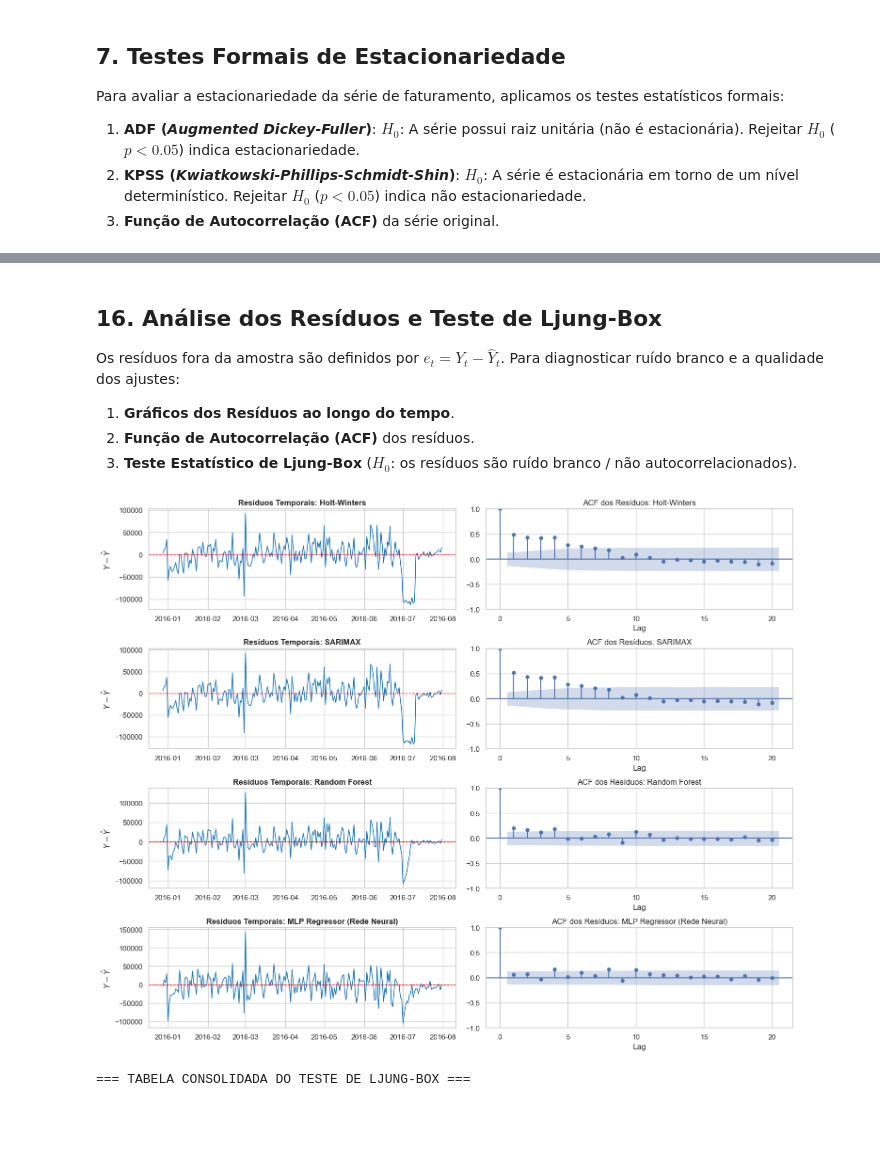
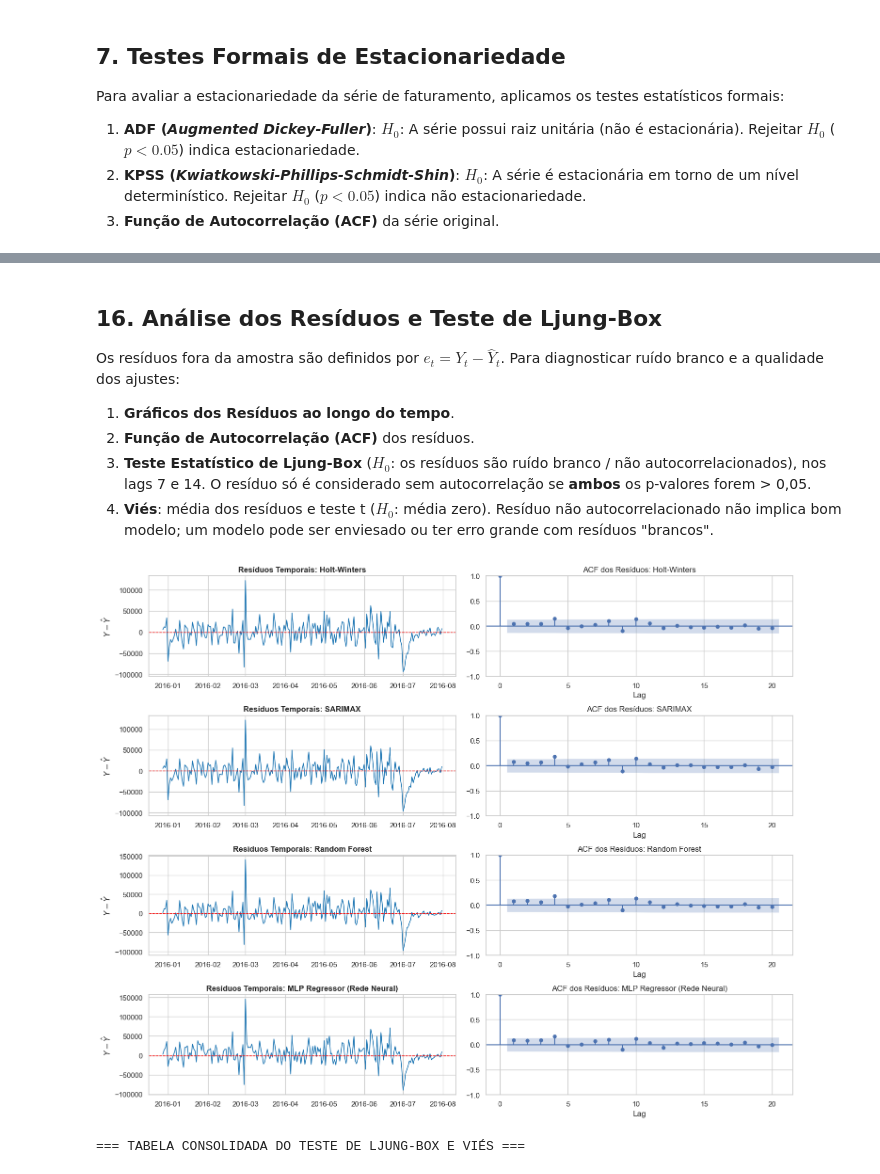
Before and after one commit to raicasale/trabalhoseries_redeneural, a Jupyter notebook: notebooks/bikes-sales.ipynb, the cells around one changed output, grey strips where cells are left out. Drawn from its saved outputs; the diff is of its cells as text; code cells hidden in the pictures; blank space fills up the shorter version.

```diff
--- a/notebooks/bikes-sales.ipynb
+++ b/notebooks/bikes-sales.ipynb
@@ -190,12 +276,11 @@ Para avaliação fora da amostra (*out-of-sample*), dividimos a série temporal
 # %%
-train_ratio = 0.80
-split_idx = int(len(series) * train_ratio)
+TEST_START = pd.Timestamp('2015-12-28')   # primeira data de teste (origem do primeiro walk-forward)
 
-train = series.iloc[:split_idx]
-test = series.iloc[split_idx:]
+train = series.loc[:TEST_START - pd.Timedelta(days=1)]
+test = series.loc[TEST_START:]
 H = len(test)
 
 print(f'Tamanho do conjunto de Treino: {len(train)} observações ({train.index.min().date()} a {train.index.max().date()})')
 print(f'Tamanho do conjunto de Teste:  {len(test)} observações ({test.index.min().date()} a {test.index.max().date()})')
-print(f'Horizonte de previsão H: {H} dias')
+print(f'Dias de teste: {H} | Horizonte no walk-forward: h = 1 dia (origem diária)')
 # %% [output]
@@ -592,17 +787,22 @@ for lag in [1, 2, 3, 7, 14]:
 df_features['roll_mean_7'] = ts_data['Revenue'].shift(1).rolling(7).mean()
 df_features['roll_std_7'] = ts_data['Revenue'].shift(1).rolling(7).std()
 df_features['roll_mean_14'] = ts_data['Revenue'].shift(1).rolling(14).mean()
+df_features['ewm_mean'] = ts_data['Revenue'].shift(1).ewm(alpha=float(best_alpha), adjust=False).mean()
 
-# 3. Lags de Variáveis Externas
+# 3. Lags de Variáveis derivadas das vendas (só valores passados)
 for lag in [1, 7]:
     df_features[f'cost_lag_{lag}'] = ts_data['Cost'].shift(lag)
     df_features[f'qty_lag_{lag}'] = ts_data['Order_Quantity'].shift(lag)
 
-# 4. Features de Calendário
+# 4. Features de Calendário (conhecidas antecipadamente)
 df_features['dayofweek'] = ts_data.index.dayofweek
 df_features['day'] = ts_data.index.day
 df_features['month'] = ts_data.index.month
 df_features['is_weekend'] = ts_data.index.dayofweek.isin([5, 6]).astype(int)
+us_holidays = USFederalHolidayCalendar().holidays(start=ts_data.index.min(), end=ts_data.index.max())
+df_features['is_holiday_us'] = ts_data.index.isin(us_holidays).astype(int)
+df_features['is_month_start'] = ts_data.index.is_month_start.astype(int)
+df_features['is_month_end'] = ts_data.index.is_month_end.astype(int)
 
 # 5. Encoding Cíclico
 df_features['dow_sin'] = np.sin(2 * np.pi * df_features['dayofweek'] / 7)
@@ -610,8 +810,11 @@ df_features['dow_cos'] = np.cos(2 * np.pi * df_features['dayofweek'] / 7)
 df_features['month_sin'] = np.sin(2 * np.pi * df_features['month'] / 12)
 df_features['month_cos'] = np.cos(2 * np.pi * df_features['month'] / 12)
 
-# Eliminação dos NaNs gerados pelos lags
-df_features = df_features.dropna()
+# Eliminação dos NaNs gerados pelos lags (aquecimento) e restauração da frequência diária
+n_antes = len(df_features)
+df_features = df_features.dropna().asfreq('D')
+assert not df_features.isna().any().any(), 'A matriz de features não deve conter NaN.'
+print(f'Linhas removidas pelo aquecimento dos lags/janelas: {n_antes - len(df_features)}')
 
 feature_columns = [c for c in df_features.columns if c != 'Revenue']
 print(f'Matriz de modelagem final: {df_features.shape[0]} amostras x {len(feature_columns)} features explicativas.')
@@ -847,45 +1174,54 @@ plt.show()
 Os resíduos fora da amostra são definidos por $e_t = Y_t - \hat{Y}_t$. Para diagnosticar ruído branco e a qualidade dos ajustes:
 1. **Gráficos dos Resíduos ao longo do tempo**.
 2. **Função de Autocorrelação (ACF)** dos resíduos.
-3. **Teste Estatístico de Ljung-Box** ($H_0$: os resíduos são ruído branco / não autocorrelacionados).
+3. **Teste Estatístico de Ljung-Box** ($H_0$: os resíduos são ruído branco / não autocorrelacionados), nos lags 7 e 14. O resíduo só é considerado sem autocorrelação se **ambos** os p-valores forem > 0,05.
+4. **Viés**: média dos resíduos e teste t ($H_0$: média zero). Resíduo não autocorrelacionado não implica bom modelo; um modelo pode ser enviesado ou ter erro grande com resíduos "brancos".
 # %%
 # Cálculo dos Resíduos para todos os modelos
 df_residuals = pd.DataFrame(index=df_results.index)
 for m in models:
     df_residuals[m] = df_results['Real'] - df_results[m]
+df_residuals.to_csv(f'{OUT_DIR}/residuos_bike_sales.csv')
 
 # Plot dos Resíduos Temporais e ACF
 fig, axes = plt.subplots(len(models), 2, figsize=(15, 12))
 
 for idx, m in enumerate(models):
     axes[idx, 0].plot(df_residuals.index, df_residuals[m], lw=1.2, color='#1f77b4')
     axes[idx, 0].axhline(0, color='red', linestyle='--', lw=1)
     axes[idx, 0].set_title(f'Resíduos Temporais: {m}', fontweight='bold')
-    axes[idx, 0].set_ylabel('$Y - \hat{Y}$')
+    axes[idx, 0].set_ylabel(r'$Y - \hat{Y}$')
 
     plot_acf(df_residuals[m].dropna(), lags=20, ax=axes[idx, 1], title=f'ACF dos Resíduos: {m}')
     axes[idx, 1].set_xlabel('Lag')
 
 plt.tight_layout()
 plt.show()
 
-# Execução do Teste de Ljung-Box nos lags 7 e 14
+# Execução do Teste de Ljung-Box nos lags 7 e 14 + análise de viés
 lb_rows = []
 for m in models:
-    lb_res = acorr_ljungbox(df_residuals[m].dropna(), lags=[7, 14], return_df=True)
+    res_m = df_residuals[m].dropna()
+    lb_res = acorr_ljungbox(res_m, lags=[7, 14], return_df=True)
+    t_stat, p_bias = stats.ttest_1samp(res_m, 0.0)
+    ok7, ok14 = lb_res.loc[7, 'lb_pvalue'] > 0.05, lb_res.loc[14, 'lb_pvalue'] > 0.05
     lb_rows.append({
         'Modelo': m,
         'Estatística LB (Lag 7)': lb_res.loc[7, 'lb_stat'],
         'p-valor (Lag 7)': lb_res.loc[7, 'lb_pvalue'],
         'Estatística LB (Lag 14)': lb_res.loc[14, 'lb_stat'],
         'p-valor (Lag 14)': lb_res.loc[14, 'lb_pvalue'],
-        'Diagnóstico (Lag 7)': 'Sem autocorr. sig. (Ruído Branco)' if lb_res.loc[7, 'lb_pvalue'] > 0.05 else 'Autocorrelação Residual'
+        'Diagnóstico (Lags 7 e 14)': 'Sem autocorr. sig. (Ruído Branco)' if (ok7 and ok14) else 'Autocorrelação Residual',
+        'Viés médio ($)': res_m.mean(),
+        'p-valor (viés)': p_bias,
+        'Desvio-padrão ($)': res_m.std()
     })
 
 df_ljungbox = pd.DataFrame(lb_rows)
-print('=== TABELA CONSOLIDADA DO TESTE DE LJUNG-BOX ===')
-display(df_ljungbox)
+print('=== TABELA CONSOLIDADA DO TESTE DE LJUNG-BOX E VIÉS ===')
+with pd.option_context('display.float_format', '{:.4f}'.format):
+    display(df_ljungbox)
 # %% [output]
-[figure, old version]
+[figure, new version]
-=== TABELA CONSOLIDADA DO TESTE DE LJUNG-BOX ===
+=== TABELA CONSOLIDADA DO TESTE DE LJUNG-BOX E VIÉS ===
 |  | Modelo | Estatística LB (Lag 7) | p-valor (Lag 7) | Estatística LB (Lag 14) | p-valor (Lag 14) | ... |
```
Also changed, not shown: parts of 31 cells of this notebook, 5 other files.
